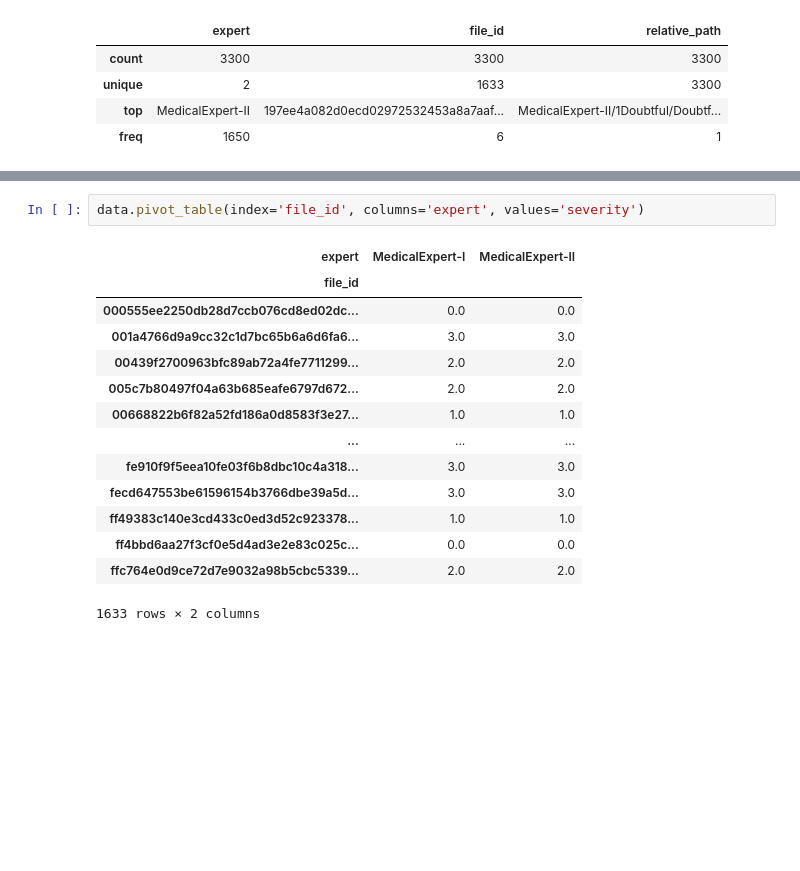
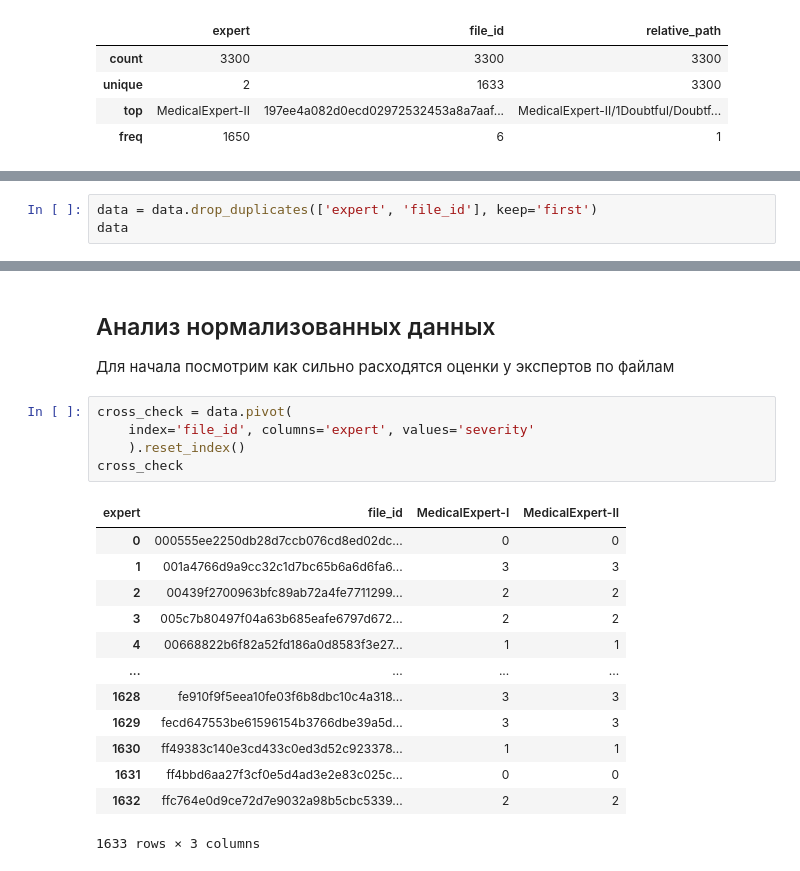
Before and after one commit to TiunovNN/hse-knee-xray-research, a Jupyter notebook: EDA/EDA.ipynb, the cells around one changed output, grey strips where cells are left out. Cells and saved outputs as stored; diff of their text form; blank space fills up the shorter version.

```diff
--- a/EDA/EDA.ipynb
+++ b/EDA/EDA.ipynb
@@ -118,0 +212,3 @@ Name: relative_path, dtype: object
+# %%
+data = data.drop_duplicates(['expert', 'file_id'], keep='first')
+data
@@ -119,17 +229,23 @@ Name: relative_path, dtype: object
+# %% [markdown]
+## Анализ нормализованных данных
+
+Для начала посмотрим как сильно расходятся оценки у экспертов по файлам
 # %%
-data.pivot_table(index='file_id', columns='expert', values='severity')
+cross_check = data.pivot(
+    index='file_id', columns='expert', values='severity'
+    ).reset_index()
+cross_check
 # %% [output]
-| expert | MedicalExpert-I | MedicalExpert-II |
-| file_id |  |  |
-| 000555ee2250db28d7ccb076cd8ed02dc... | 0.0 | 0.0 |
-| 001a4766d9a9cc32c1d7bc65b6a6d6fa6... | 3.0 | 3.0 |
-| 00439f2700963bfc89ab72a4fe7711299... | 2.0 | 2.0 |
-| 005c7b80497f04a63b685eafe6797d672... | 2.0 | 2.0 |
-| 00668822b6f82a52fd186a0d8583f3e27... | 1.0 | 1.0 |
-| ... | ... | ... |
-| fe910f9f5eea10fe03f6b8dbc10c4a318... | 3.0 | 3.0 |
-| fecd647553be61596154b3766dbe39a5d... | 3.0 | 3.0 |
-| ff49383c140e3cd433c0ed3d52c923378... | 1.0 | 1.0 |
-| ff4bbd6aa27f3cf0e5d4ad3e2e83c025c... | 0.0 | 0.0 |
-| ffc764e0d9ce72d7e9032a98b5cbc5339... | 2.0 | 2.0 |
+| expert | file_id | MedicalExpert-I | MedicalExpert-II |
+| 0 | 000555ee2250db28d7ccb076cd8ed02dc... | 0 | 0 |
+| 1 | 001a4766d9a9cc32c1d7bc65b6a6d6fa6... | 3 | 3 |
+| 2 | 00439f2700963bfc89ab72a4fe7711299... | 2 | 2 |
+| 3 | 005c7b80497f04a63b685eafe6797d672... | 2 | 2 |
+| 4 | 00668822b6f82a52fd186a0d8583f3e27... | 1 | 1 |
+| ... | ... | ... | ... |
+| 1628 | fe910f9f5eea10fe03f6b8dbc10c4a318... | 3 | 3 |
+| 1629 | fecd647553be61596154b3766dbe39a5d... | 3 | 3 |
+| 1630 | ff49383c140e3cd433c0ed3d52c923378... | 1 | 1 |
+| 1631 | ff4bbd6aa27f3cf0e5d4ad3e2e83c025c... | 0 | 0 |
+| 1632 | ffc764e0d9ce72d7e9032a98b5cbc5339... | 2 | 2 |
-1633 rows × 2 columns
+1633 rows × 3 columns
```
Also changed, not shown: parts of 24 cells of this notebook, 1 other file.
